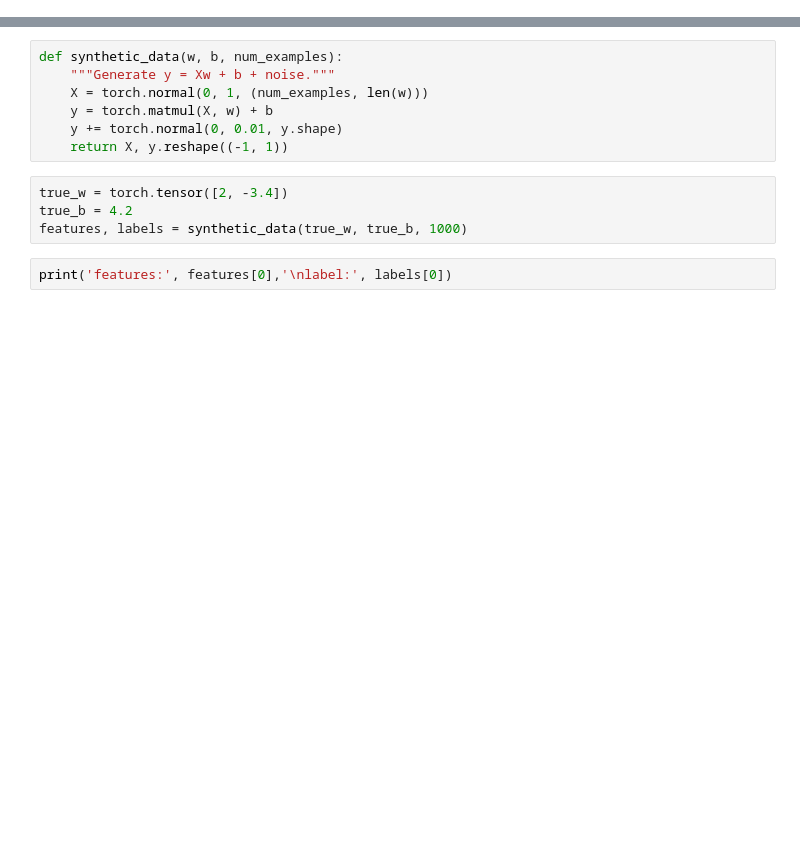
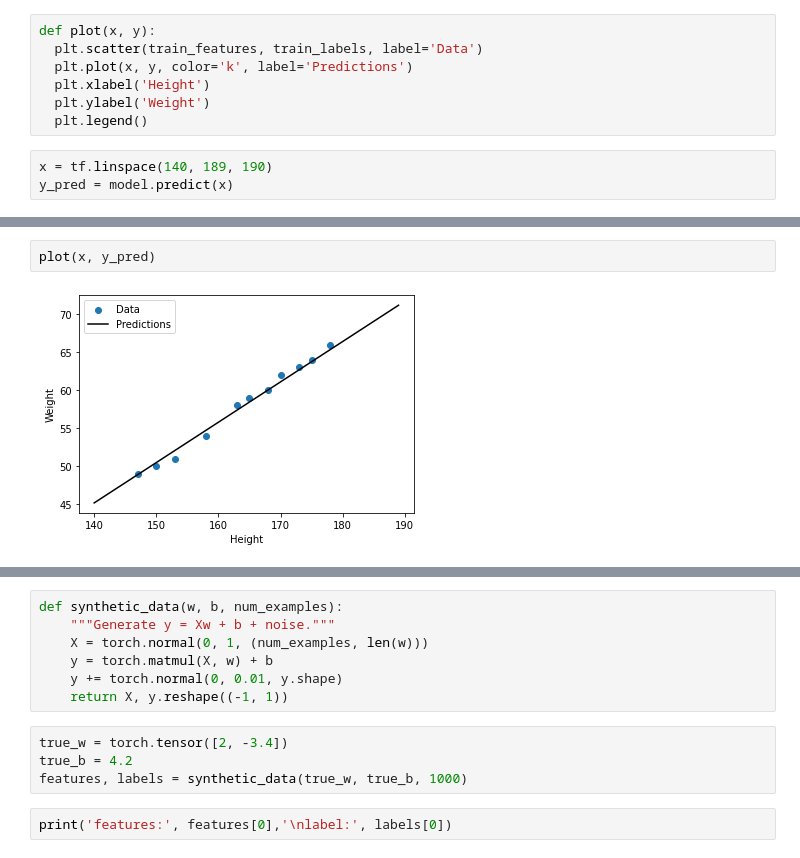
Before and after one commit to vankhoa21991/cyberlab, a Jupyter notebook: tutorial/week1_linear/theory.ipynb, the cells around one changed output, grey strips where cells are left out. Cells and saved outputs as stored; diff of their text form; blank space fills up the shorter version.

```diff
--- a/tutorial/week1_linear/theory.ipynb
+++ b/tutorial/week1_linear/theory.ipynb
@@ -8,0 +185,10 @@ import matplotlib.pyplot as plt
+# %%
+def plot(x, y):
+  plt.scatter(train_features, train_labels, label='Data')
+  plt.plot(x, y, color='k', label='Predictions')
+  plt.xlabel('Height')
+  plt.ylabel('Weight')
+  plt.legend()
+# %%
+x = tf.linspace(140, 189, 190)
+y_pred = model.predict(x)
@@ -8,0 +197,4 @@ import matplotlib.pyplot as plt
+# %%
+plot(x, y_pred)
+# %% [output]
+[figure, added]
```
Also changed, not shown: parts of 22 cells of this notebook.
